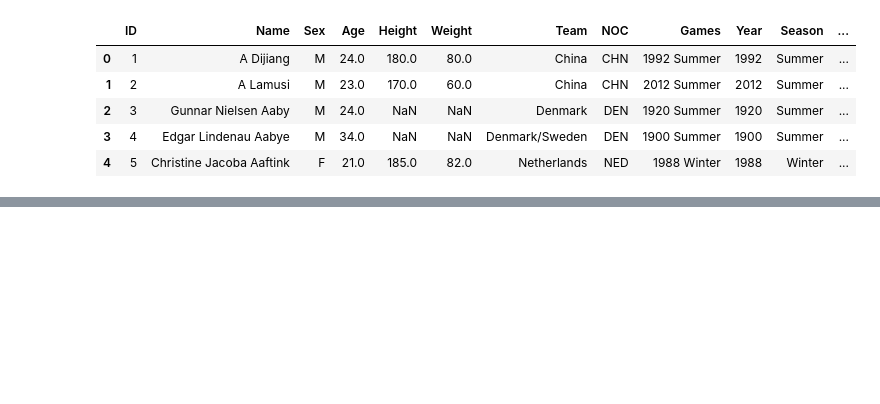
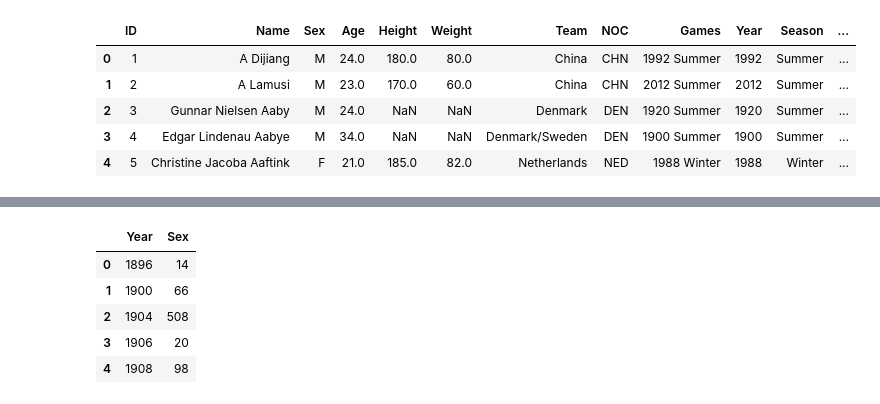
Before and after one commit to fhelms8/Git_Sum_Group_Prj, a Jupyter notebook: tester-combo_sports.ipynb, the cells around one changed output, grey strips where cells are left out. Cells and saved outputs as stored; diff of their text form; code cells hidden in the pictures; blank space fills up the shorter version.

```diff
--- a/tester-combo_sports.ipynb
+++ b/tester-combo_sports.ipynb
@@ -36,0 +55,21 @@ starter_olympics_df.head()
+# %%
+#Creating seperate data frames for men and women to then plot on line plot
+usa_women = usa_clean[(usa_clean['Sex'] == "F")]
+usa_women_counts = usa_women.groupby(['Year'])['Sex'].apply(lambda x: x[x.str.contains('F')].count())
+usa_women_counts_df = pd.DataFrame(data=usa_women_counts)
+final_women_counts = usa_women_counts_df.reset_index()
+final_women_counts.head()
+
+
+usa_men = usa_clean[(usa_clean['Sex'] == "M")]
+usa_men_counts = usa_men.groupby(['Year'])['Sex'].apply(lambda x: x[x.str.contains('M')].count())
+usa_men_counts_df = pd.DataFrame(data=usa_men_counts)
+final_men_counts = usa_men_counts_df.reset_index()
+final_men_counts.head()
+# %% [output]
+|  | Year | Sex |
+| 0 | 1896 | 14 |
+| 1 | 1900 | 66 |
+| 2 | 1904 | 508 |
+| 3 | 1906 | 20 |
+| 4 | 1908 | 98 |
```
Also changed, not shown: parts of 8 cells of this notebook.
